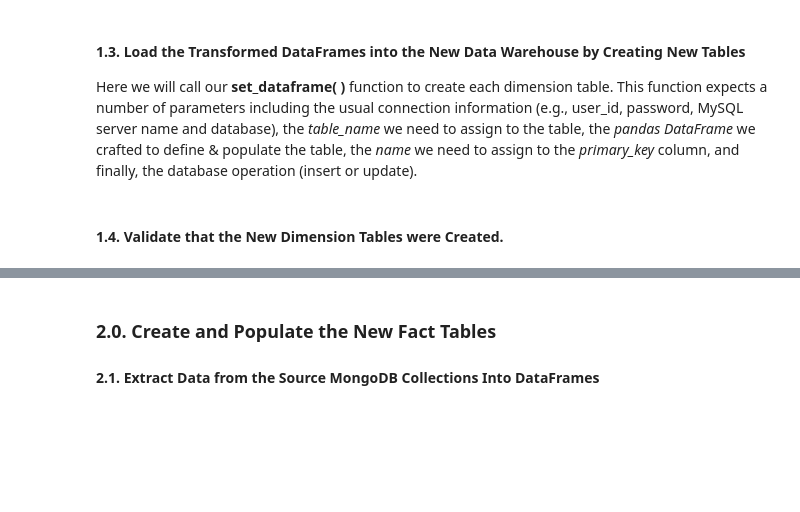
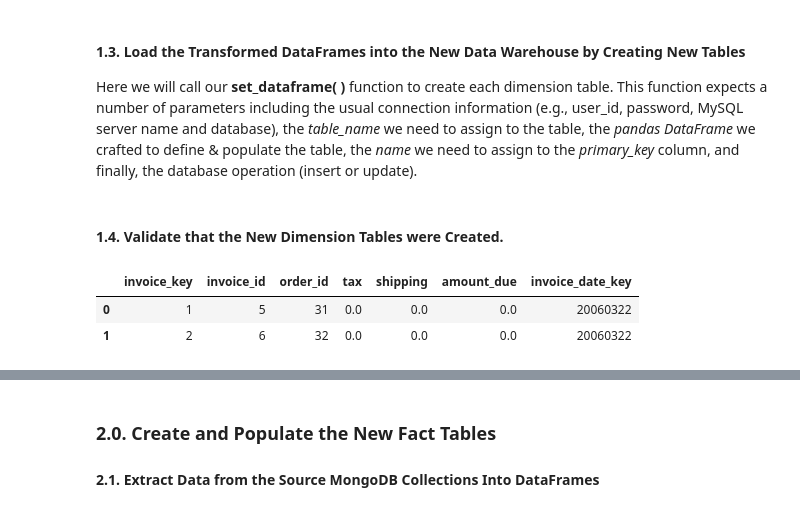
Before and after one commit to JTupitza-UVA/DS-2002, a Jupyter notebook: 03-NoSQL/Lab-04-Python-MongoDB-ETL.ipynb, the cells around one changed output, grey strips where cells are left out. Saved outputs shown, nothing was run; the diff lists cells and outputs as text; code cells hidden in the pictures; blank space fills up the shorter version.

```diff
--- a/03-NoSQL/Lab-04-Python-MongoDB-ETL.ipynb
+++ b/03-NoSQL/Lab-04-Python-MongoDB-ETL.ipynb
@@ -147,2 +213,8 @@ df_dim_suppliers.head(2)
 # %%
-# TODO: Validate the new "dim_invoices" table in the northwind_dw2 data warehouse.
+sql_invoices = "SELECT * FROM northwind_dw2.dim_invoices;"
+df_dim_invoices = get_sql_dataframe(mysql_uid, mysql_pwd, mysql_hostname, dst_dbname, sql_invoices)
+df_dim_invoices.head(2)
+# %% [output]
+|  | invoice_key | invoice_id | order_id | tax | shipping | amount_due | invoice_date_key |
+| 0 | 1 | 5 | 31 | 0.0 | 0.0 | 0.0 | 20060322 |
+| 1 | 2 | 6 | 32 | 0.0 | 0.0 | 0.0 | 20060322 |
```
Also changed, not shown: parts of 57 cells of this notebook.
